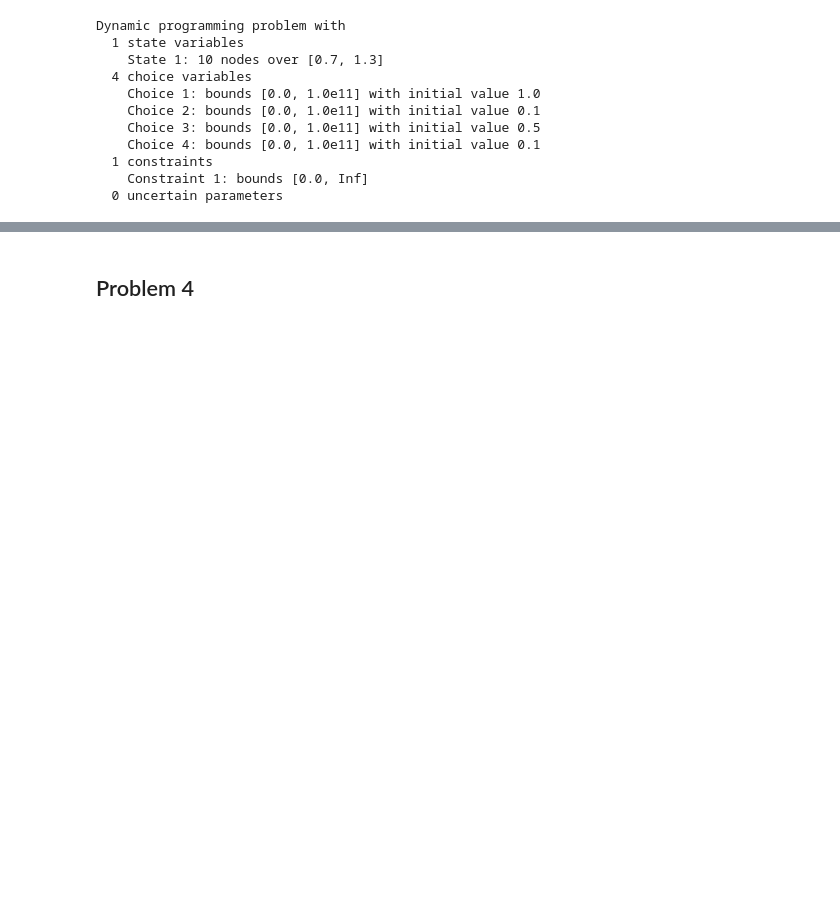
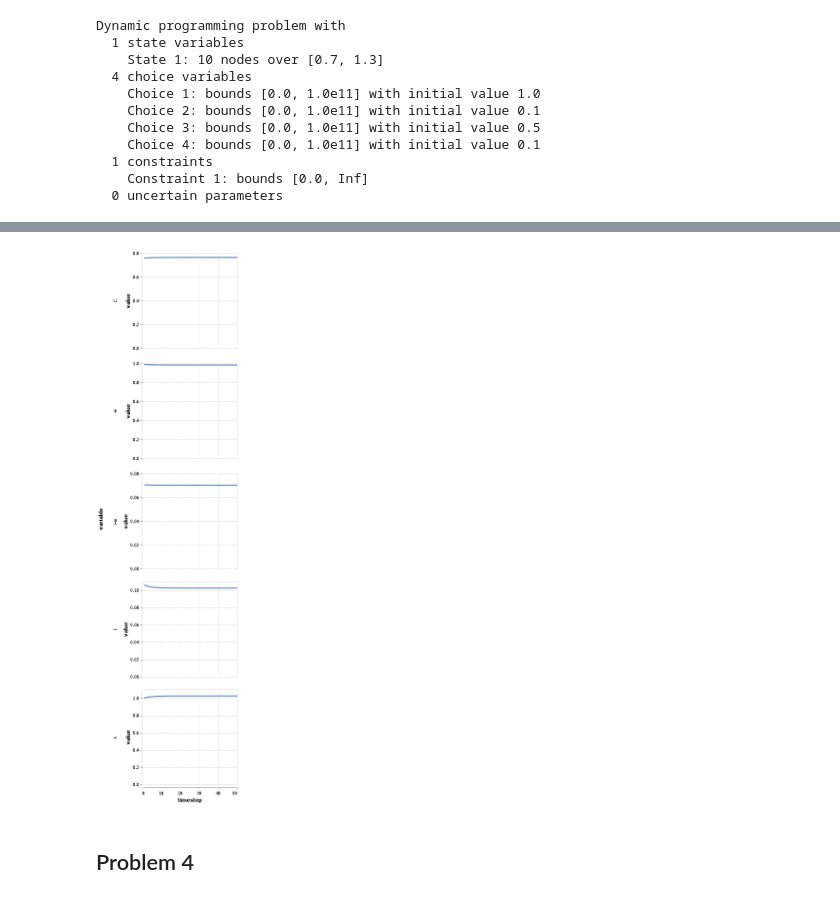
Before and after one commit to anthofflab/Judyp.jl, a Jupyter notebook: examples/run_all_problems.ipynb, the cells around one changed output, grey strips where cells are left out. Saved outputs shown, nothing was run; the diff lists cells and outputs as text; code cells hidden in the pictures; blank space fills up the shorter version.

```diff
--- a/examples/run_all_problems.ipynb
+++ b/examples/run_all_problems.ipynb
@@ -118,7 +96,9 @@ Dynamic programming solution
 # %%
 simres3 = simulate(res3, 50, 0);
 # %%
-# get_table(simres3) |> @vlplot(:line, x=:timestep, y=:value, row="variable:n", resolve={scale={y=:independent}})
+get_table(simres3) |> @vlplot(:line, x=:timestep, y=:value, row="variable:n", resolve={scale={y=:independent}})
+# %% [output]
+[figure, added]
 # %% [markdown]
 ## Problem 4
 # %%
```
Also changed, not shown: parts of 13 cells of this notebook, 1 other file.
